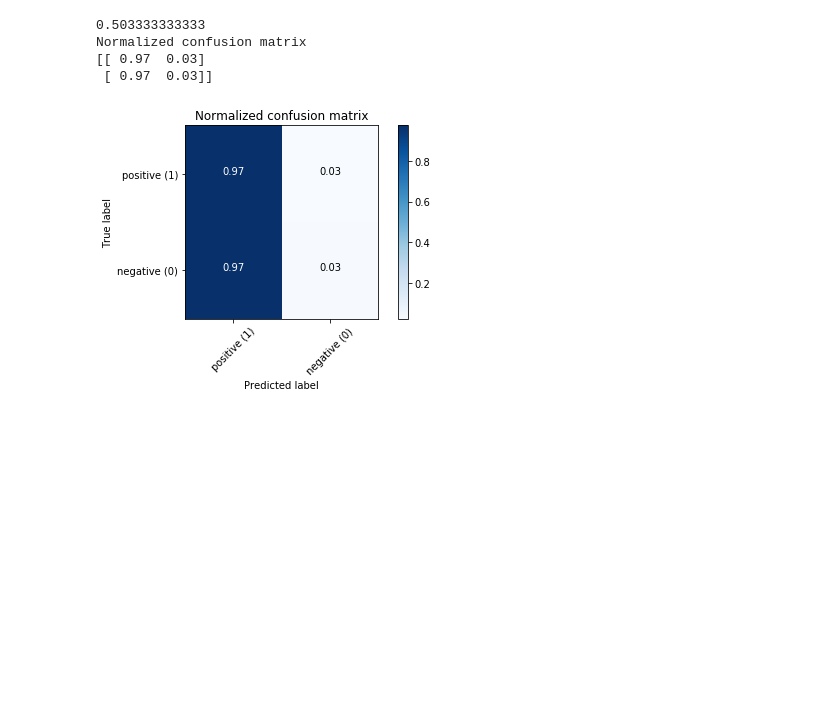
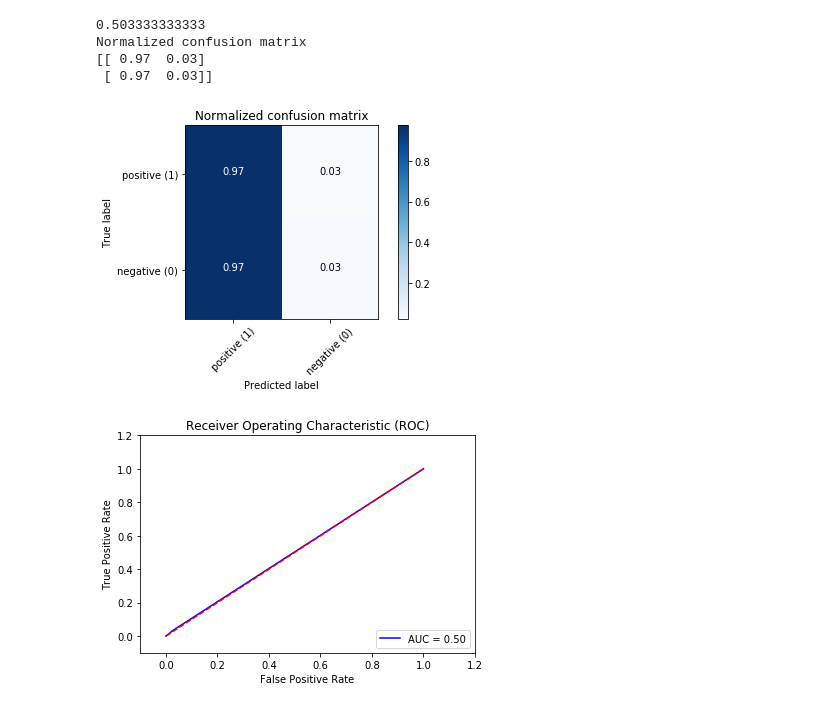
Before and after one commit to sar-var/424_exercise1, a Jupyter notebook: exercise1.ipynb, the cells around one changed output. Drawn from its saved outputs; the diff is of its cells as text; code cells hidden in the pictures; blank space fills up the shorter version.

Commit message:
Added roc curve code

```diff
--- a/exercise1.ipynb
+++ b/exercise1.ipynb
@@ -79,18 +82,37 @@ def make_confusion_matrix(y_test, y_pred):
                           title='Normalized confusion matrix')
 
     plt.show()
+# %%
+# initial code take from: https://datamize.wordpress.com/2015/01/24/how-to-plot-a-roc-curve-in-scikit-learn/
+def make_roc_curve(y_test, y_pred):
+    false_positive_rate, true_positive_rate, thresholds = roc_curve(y_test, y_pred)
+    roc_auc = auc(false_positive_rate, true_positive_rate)
+
+    plt.title('Receiver Operating Characteristic (ROC)')
+    plt.plot(false_positive_rate, true_positive_rate, 'b',
+    label='AUC = %0.2f'% roc_auc)
+    plt.legend(loc='lower right')
+    plt.plot([0,1],[0,1],'r--')
+    plt.xlim([-0.1,1.2])
+    plt.ylim([-0.1,1.2])
+    plt.ylabel('True Positive Rate')
+    plt.xlabel('False Positive Rate')
+    plt.show()
 # %%
 BernNB = BernoulliNB(binarize = True)
 BernNB.fit(X_train, y_train)
 #print(BernNB)
 
 y_expect = y_test
 y_pred = BernNB.predict(X_test)
 print(accuracy_score(y_expect,y_pred))
+
 make_confusion_matrix(y_test, y_pred)
+make_roc_curve(y_test, y_pred)
 # %% [output]
 0.503333333333
 Normalized confusion matrix
 [[ 0.97  0.03]
  [ 0.97  0.03]]
 [figure]
+[figure, added]
```
Also changed, not shown: parts of 5 cells of this notebook.
